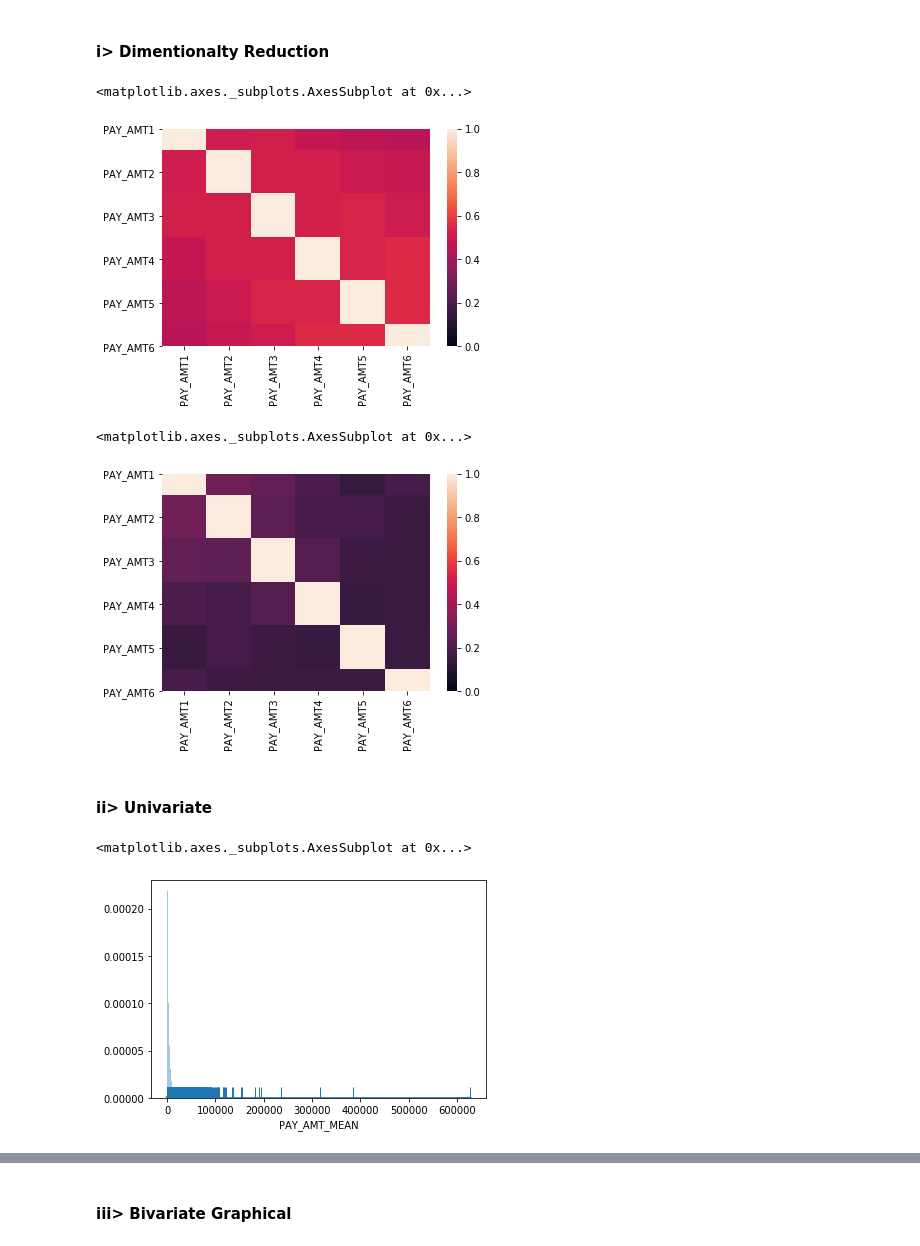
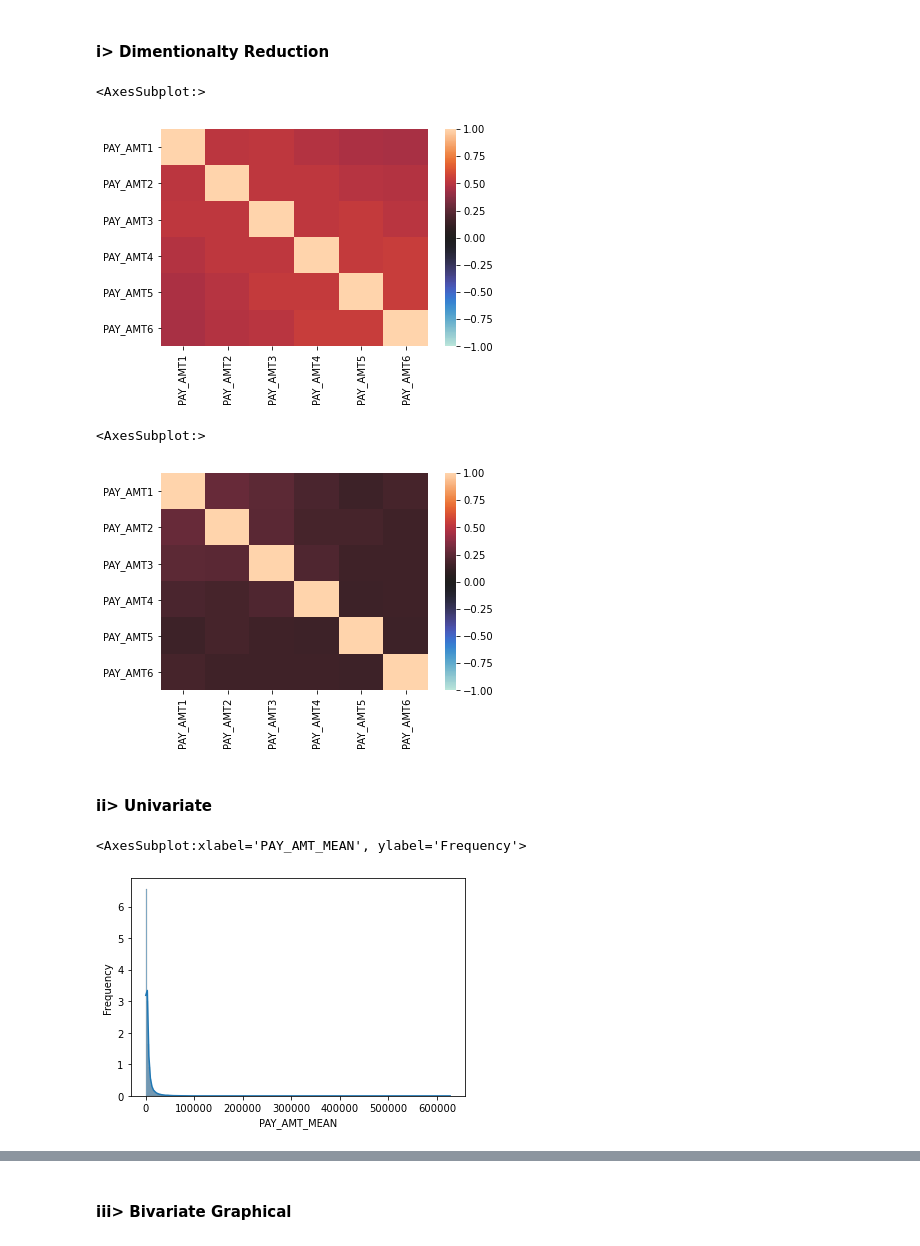
Before and after one commit to AnkitApurv/CreditDefaulterClassification, a Jupyter notebook: 1_EDA.ipynb, the cells around one changed output, grey strips where cells are left out. Drawn from its saved outputs; the diff is of its cells as text; code cells hidden in the pictures.

```diff
--- a/1_EDA.ipynb
+++ b/1_EDA.ipynb
@@ -753,26 +752,27 @@ ccd['PAY_AMT_MEAN'] = np.int32(ccdSettled.mean(axis = 'columns').round())
 #correlation between this set of similar, historical variables
 ccdSettledCorrSp = ccdSettled.corr(method='spearman')
 
-seaborn.heatmap(data = ccdSettledCorrSp, vmin = 0, vmax = 1)
+seaborn.heatmap(data = ccdSettledCorrSp, vmin = -1, vmax = 1, center = 0)
 # %% [output]
-<matplotlib.axes._subplots.AxesSubplot at 0x...>
+<AxesSubplot:>
-[figure, old version]
+[figure, new version]
 # %%
 #correlation between this set of similar, historical variables
 ccdSettledCorrPr = ccdSettled.corr(method='pearson')
 
-seaborn.heatmap(data = ccdSettledCorrPr, vmin = 0, vmax = 1)
+seaborn.heatmap(data = ccdSettledCorrPr, vmin = -1, vmax = 1, center = 0)
 # %% [output]
-<matplotlib.axes._subplots.AxesSubplot at 0x...>
+<AxesSubplot:>
-[figure, old version]
+[figure, new version]
 # %% [markdown]
 #### ii> Univariate
 # %%
 #distribution
-seaborn.distplot(ccd['PAY_AMT_MEAN'], bins = 300, kde = True, hist = True, rug = True) #bins = 300 because dataframe's size = 30000
+seaborn.histplot(data = ccd['PAY_AMT_MEAN'], stat = 'frequency', kde = True, discrete = False, bins = 300)
+#bins = 300 because dataframe's size = 30000
 # %% [output]
-<matplotlib.axes._subplots.AxesSubplot at 0x...>
+<AxesSubplot:xlabel='PAY_AMT_MEAN', ylabel='Frequency'>
-[figure, old version]
+[figure, new version]
 # %%
 #for outliers
 seaborn.boxplot(x = 'PAY_AMT_MEAN', data = ccd)
```
Also changed, not shown: parts of 21 cells of this notebook, 6 other files.
